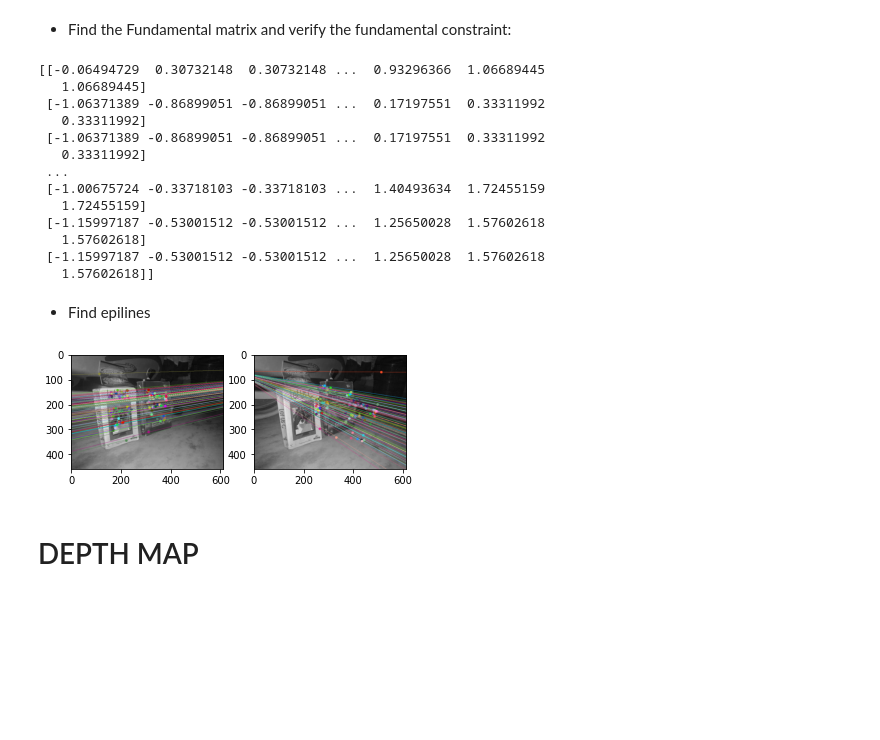
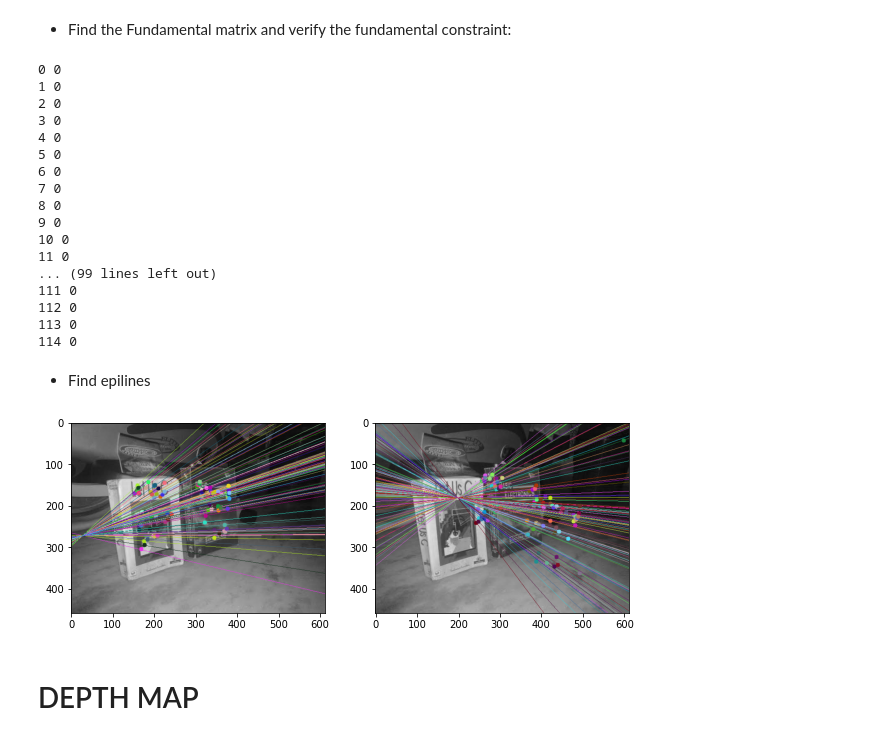
Before and after one commit to lanzarotti/Visione-Artificiale-2022-23, a Jupyter notebook: Lezione_05/Lab_05_StereoVision/StereoVision.ipynb, the cells around one changed output. Saved outputs shown, nothing was run; the diff lists cells and outputs as text; code cells hidden in the pictures; blank space fills up the shorter version.

```diff
--- a/Lezione_05/Lab_05_StereoVision/StereoVision.ipynb
+++ b/Lezione_05/Lab_05_StereoVision/StereoVision.ipynb
@@ -62,16 +59,15 @@ for i,(m,n) in enumerate(matches):
         pts1.append(kp1[m.queryIdx].pt)
 # %% [markdown]
 - Find the Fundamental matrix and verify the fundamental constraint:
+# %%
+pts1 = np.int32(pts1)
+pts2 = np.int32(pts2)
+# Estimate the fundamental matrix
+F, mask = cv2.findFundamentalMat(pts1, pts2)
+# We select only inlier points
+pts1 = pts1[mask.ravel()==1]
+pts2 = pts2[mask.ravel()==1]
 # %%
-# Now we have the list of best matches from both the images. Let's find the Fundamental Matrix.
-pts1 = np.int32(pts1)
-pts2 = np.int32(pts2)
-
-F, mask = cv2.findFundamentalMat(pts1,pts2,cv2.FM_LMEDS)
-# We select only inlier points
-pts1 = pts1[mask.ravel()==1]
-pts2 = pts2[mask.ravel()==1]
-
 N = pts1.shape[0]
 
 p_im1_tilde = np.ones((3,N))
@@ -80,22 +76,27 @@ p_im1_tilde[0:2,:] = pts1.T
 p_im2_tilde = np.ones ((3,N))
 p_im2_tilde[0:2,:] = pts2.T
 
-res = np.dot(np.dot(p_im1_tilde.T, F), p_im2_tilde)
-print(res)
+for i in range(N):
+  res = np.dot(np.dot(np.transpose(p_im1_tilde[:,i]), F),  p_im2_tilde[:,i])
+  print(i, res.astype(int))
 # %% [output]
-[[-0.06494729  0.30732148  0.30732148 ...  0.93296366  1.06689445
-   1.06689445]
- [-1.06371389 -0.86899051 -0.86899051 ...  0.17197551  0.33311992
-   0.33311992]
- [-1.06371389 -0.86899051 -0.86899051 ...  0.17197551  0.33311992
-   0.33311992]
- ...
- [-1.00675724 -0.33718103 -0.33718103 ...  1.40493634  1.72455159
-   1.72455159]
- [-1.15997187 -0.53001512 -0.53001512 ...  1.25650028  1.57602618
-   1.57602618]
- [-1.15997187 -0.53001512 -0.53001512 ...  1.25650028  1.57602618
-   1.57602618]]
+0 0
+1 0
+2 0
+3 0
+4 0
+5 0
+6 0
+7 0
+8 0
+9 0
+10 0
+11 0
+... (99 lines left out)
+111 0
+112 0
+113 0
+114 0
 # %% [markdown]
 - Find epilines
 # %%
@@ -105,34 +106,35 @@ print(res)
 # So we define a new function to draw these lines on the images.
 def drawlines(img1,img2,lines,pts1,pts2):
     ''' img1 - image on which we draw the epilines for the points in img2
         lines - corresponding epilines '''
     r,c = img1.shape
     img1 = cv2.cvtColor(img1,cv2.COLOR_GRAY2BGR)
     img2 = cv2.cvtColor(img2,cv2.COLOR_GRAY2BGR)
     for r,pt1,pt2 in zip(lines,pts1,pts2):
         color = tuple(np.random.randint(0,255,3).tolist())
         x0,y0 = map(int, [0, -r[2]/r[1] ])
         x1,y1 = map(int, [c, -(r[2]+r[0]*c)/r[1] ])
         img1 = cv2.line(img1, (x0,y0), (x1,y1), color,1)
         img1 = cv2.circle(img1,tuple(pt1),5,color,-1)
         img2 = cv2.circle(img2,tuple(pt2),5,color,-1)
     return img1,img2
 
 # Find epilines corresponding to points in right image (second image) and
 # drawing its lines on left image
 lines1 = cv2.computeCorrespondEpilines(pts2.reshape(-1,1,2), 2,F)
 lines1 = lines1.reshape(-1,3)
 img5,img6 = drawlines(imgL,imgR,lines1,pts1,pts2)
 # Find epilines corresponding to points in left image (first image) and
 # drawing its lines on right image
 lines2 = cv2.computeCorrespondEpilines(pts1.reshape(-1,1,2), 1,F)
 lines2 = lines2.reshape(-1,3)
 img3,img4 = drawlines(imgL,imgR,lines2,pts2,pts1)
+plt.figure(figsize=(10, 8))
 plt.subplot(121),plt.imshow(img5)
 plt.subplot(122),plt.imshow(img3)
 plt.show()
 # %% [output]
-[figure, old version]
+[figure, new version]
 # %% [markdown]
 # DEPTH MAP
 # %%
```
Also changed, not shown: parts of 2 cells of this notebook, 1 other file.
